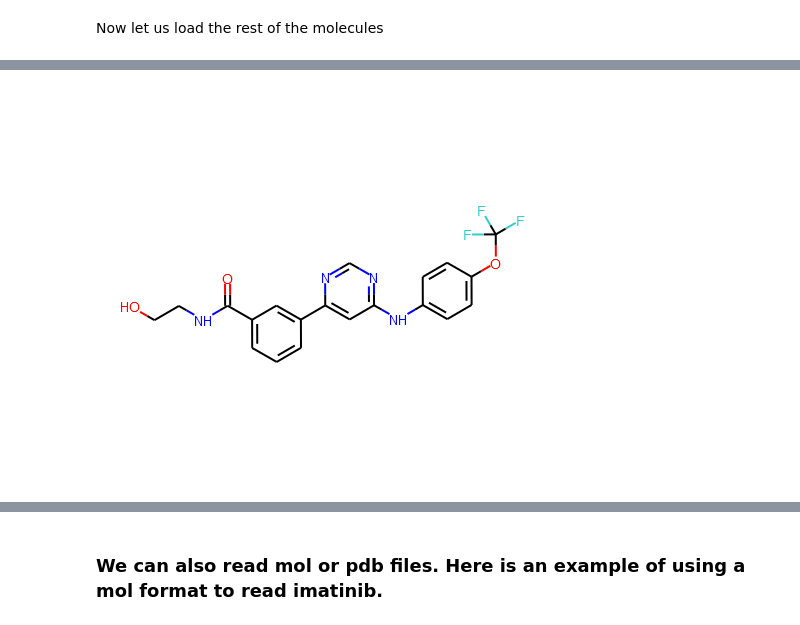
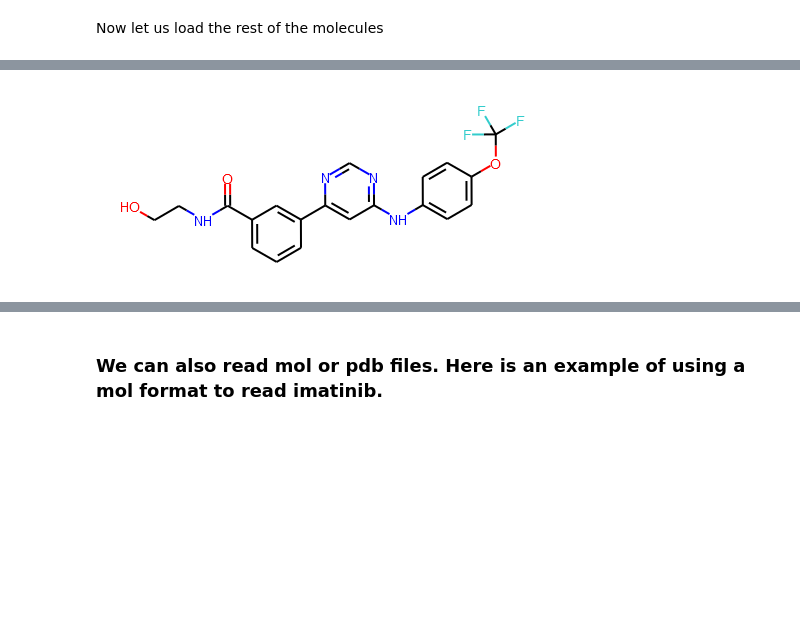
Before and after one commit to ravichas/SRWkshp1, a Jupyter notebook: GeneratingMolecularFeatures-12092019.ipynb, the cells around one changed output, grey strips where cells are left out. Saved outputs shown, nothing was run; the diff lists cells and outputs as text; code cells hidden in the pictures; blank space fills up the shorter version.

```diff
--- a/GeneratingMolecularFeatures-12092019.ipynb
+++ b/GeneratingMolecularFeatures-12092019.ipynb
@@ -147,6 +149,7 @@ imatinib_m
 # %% [markdown]
 Now let us load the rest of the molecules
 # %%
+IPythonConsole.molSize = (450,200)
 dasatinib = 'CC1=C(C(=CC=C1)Cl)NC(=O)C2=CN=C(S2)NC3=CC(=NC(=N3)C)N4CCN(CC4)CCO'
 dasatinib_m = Chem.MolFromSmiles(dasatinib)
 rdDepictor.SetPreferCoordGen(True)
@@ -157,8 +160,9 @@ dasatinib_m
 # %%
+IPythonConsole.molSize = (450,200)
 gnf5 = 'C1=CC(=CC(=C1)C(=O)NCCO)C2=CC(=NC=N2)NC3=CC=C(C=C3)OC(F)(F)F'
 gnf5_m = Chem.MolFromSmiles(gnf5)
 rdDepictor.Compute2DCoords(gnf5_m)
 gnf5_m
 # %% [output]
-[figure, old version]
+[figure, new version]
 # %%
```
Also changed, not shown: parts of 15 cells of this notebook.
